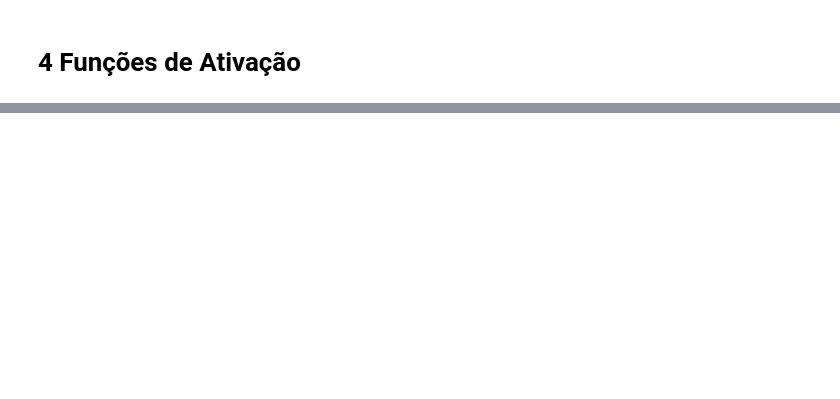
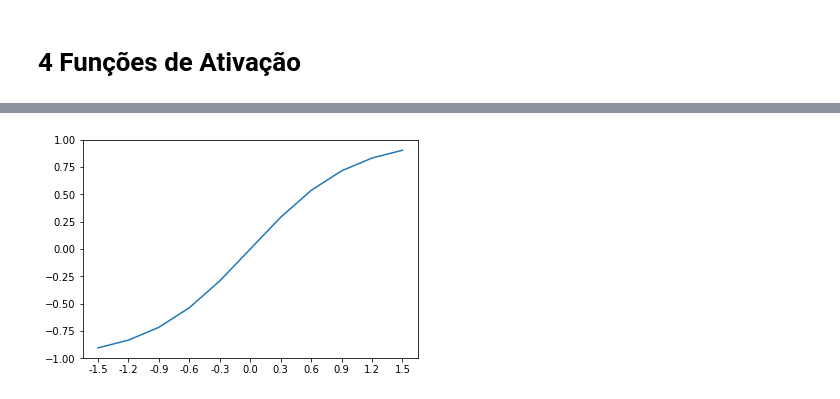
Before and after one commit to manoel-victor1602/Projeto_1_RNA, a Jupyter notebook: Projeto Pratico 3/Atividade #3.ipynb, the cells around one changed output, grey strips where cells are left out. Saved outputs shown, nothing was run; the diff lists cells and outputs as text; code cells hidden in the pictures; blank space fills up the shorter version.

```diff
--- a/Projeto Pratico 3/Atividade #3.ipynb
+++ b/Projeto Pratico 3/Atividade #3.ipynb
@@ -116,0 +203,8 @@ plt.plot(x, new_W[0]/new_W[2] - (new_W[1]/new_W[2]) * x)
+# %%
+vals = [tamh_function(val) for val in x_axe]
+
+plt.plot(vals)
+plt.xticks([i for i in range(0, len(x_axe))],x_axe)
+plt.show()
+# %% [output]
+[figure, added]
```
Also changed, not shown: parts of 13 cells of this notebook.
